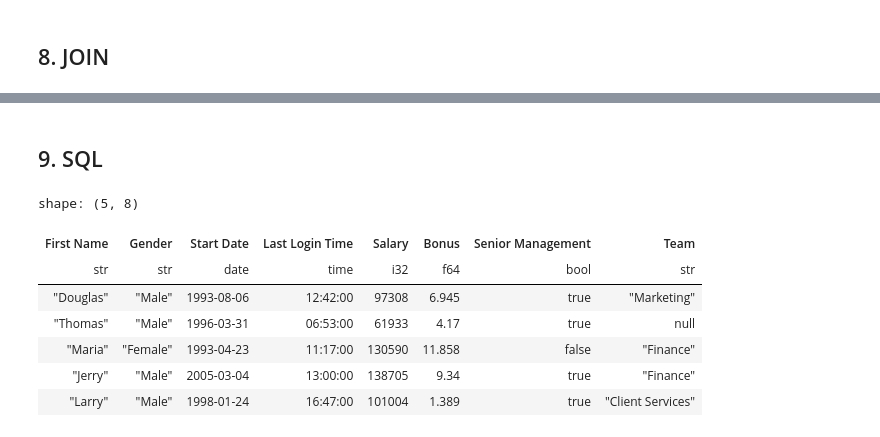
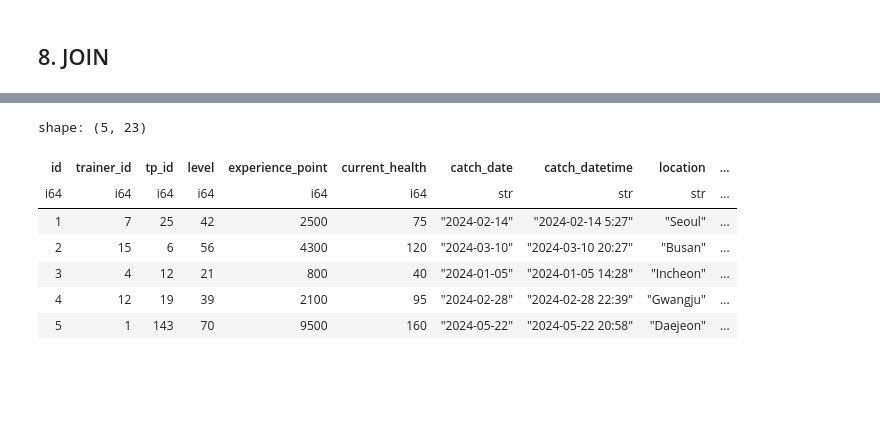
Before and after one commit to Hyunsoo-Ryan-Lee/DE_Tools_Study, a Jupyter notebook: polars/polars_tutorial_part1.ipynb, the cells around one changed output, grey strips where cells are left out. Saved outputs shown, nothing was run; the diff lists cells and outputs as text; code cells hidden in the pictures; blank space fills up the shorter version.

```diff
--- a/polars/polars_tutorial_part1.ipynb
+++ b/polars/polars_tutorial_part1.ipynb
@@ -403,5 +423,6 @@ pk = pl.read_csv("../dataset/pokemon.csv")
 # %%
-pk = pk.rename({"id":"pokemon_id"})
+tp = tp.rename({"pokemon_id":"tp_id"})
+pk = pk.rename({"id":"pk_id"})
 
-pk.columns
+tp.columns, pk.columns
 # %% [output]
@@ -427,20 +461,16 @@ tp.join(
 # %%
 tp.join(
     other=pk,
-    left_on='pokemon_id',
-    right_on='id',
-    how='left'
-    )
+    left_on='tp_id',
+    right_on='pk_id',
+    how='left' # 'inner', 'left', 'right', 'full', 'semi', 'anti', 'cross'
+    ).head()
+# %% [output]
+shape: (5, 23)
+| id | trainer_id | tp_id | level | experience_point | current_health | catch_date | catch_datetime | location | ... |
+| i64 | i64 | i64 | i64 | i64 | i64 | str | str | str | ... |
+| 1 | 7 | 25 | 42 | 2500 | 75 | "2024-02-14" | "2024-02-14 5:27" | "Seoul" | ... |
+| 2 | 15 | 6 | 56 | 4300 | 120 | "2024-03-10" | "2024-03-10 20:27" | "Busan" | ... |
+| 3 | 4 | 12 | 21 | 800 | 40 | "2024-01-05" | "2024-01-05 14:28" | "Incheon" | ... |
+| 4 | 12 | 19 | 39 | 2100 | 95 | "2024-02-28" | "2024-02-28 22:39" | "Gwangju" | ... |
+| 5 | 1 | 143 | 70 | 9500 | 160 | "2024-05-22" | "2024-05-22 20:58" | "Daejeon" | ... |
-# %% [markdown]
-## 9. SQL
-# %%
-df.head()
-# %% [output]
-shape: (5, 8)
-| First Name | Gender | Start Date | Last Login Time | Salary | Bonus | Senior Management | Team |
-| str | str | date | time | i32 | f64 | bool | str |
-| "Douglas" | "Male" | 1993-08-06 | 12:42:00 | 97308 | 6.945 | true | "Marketing" |
-| "Thomas" | "Male" | 1996-03-31 | 06:53:00 | 61933 | 4.17 | true | null |
-| "Maria" | "Female" | 1993-04-23 | 11:17:00 | 130590 | 11.858 | false | "Finance" |
-| "Jerry" | "Male" | 2005-03-04 | 13:00:00 | 138705 | 9.34 | true | "Finance" |
-| "Larry" | "Male" | 1998-01-24 | 16:47:00 | 101004 | 1.389 | true | "Client Services" |
```
Also changed, not shown: parts of 17 cells of this notebook, 2 other files.
